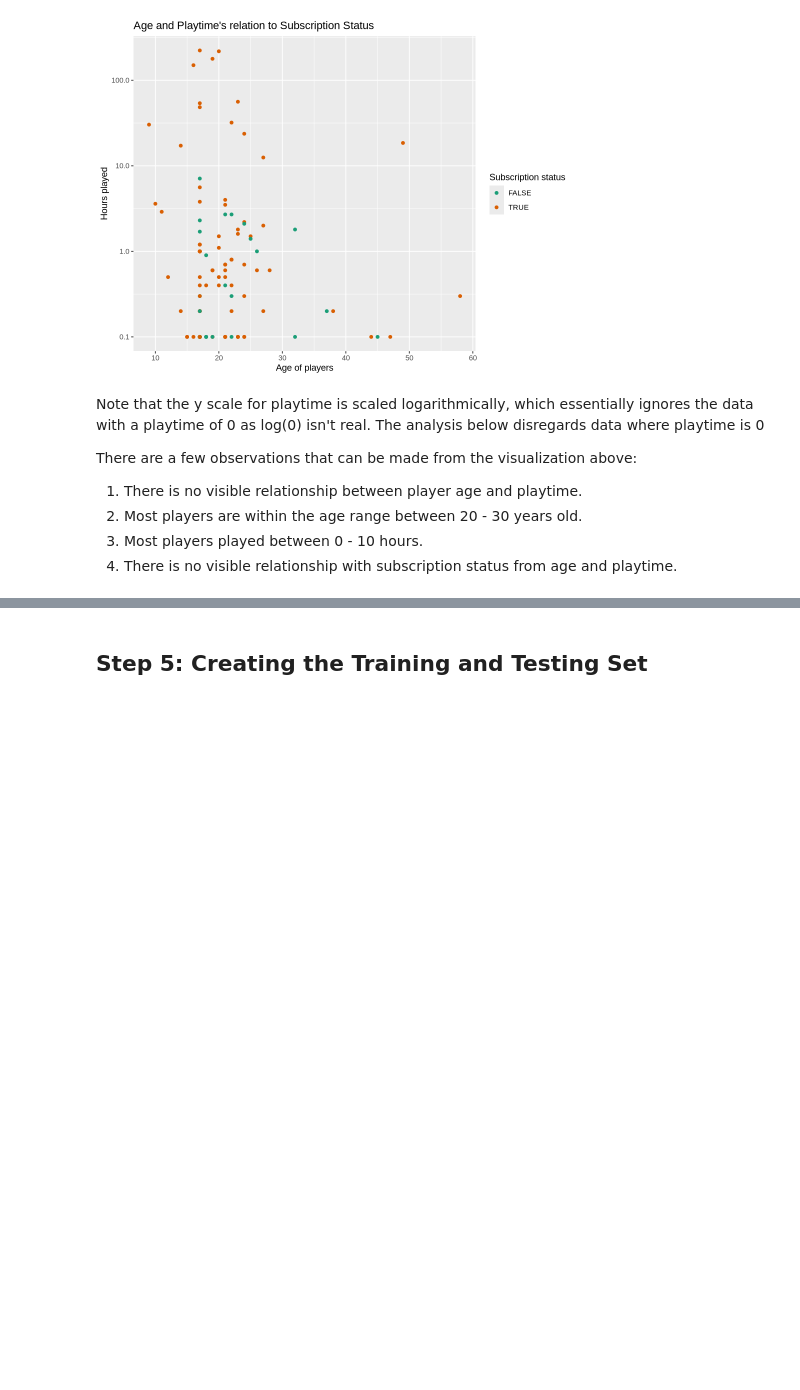
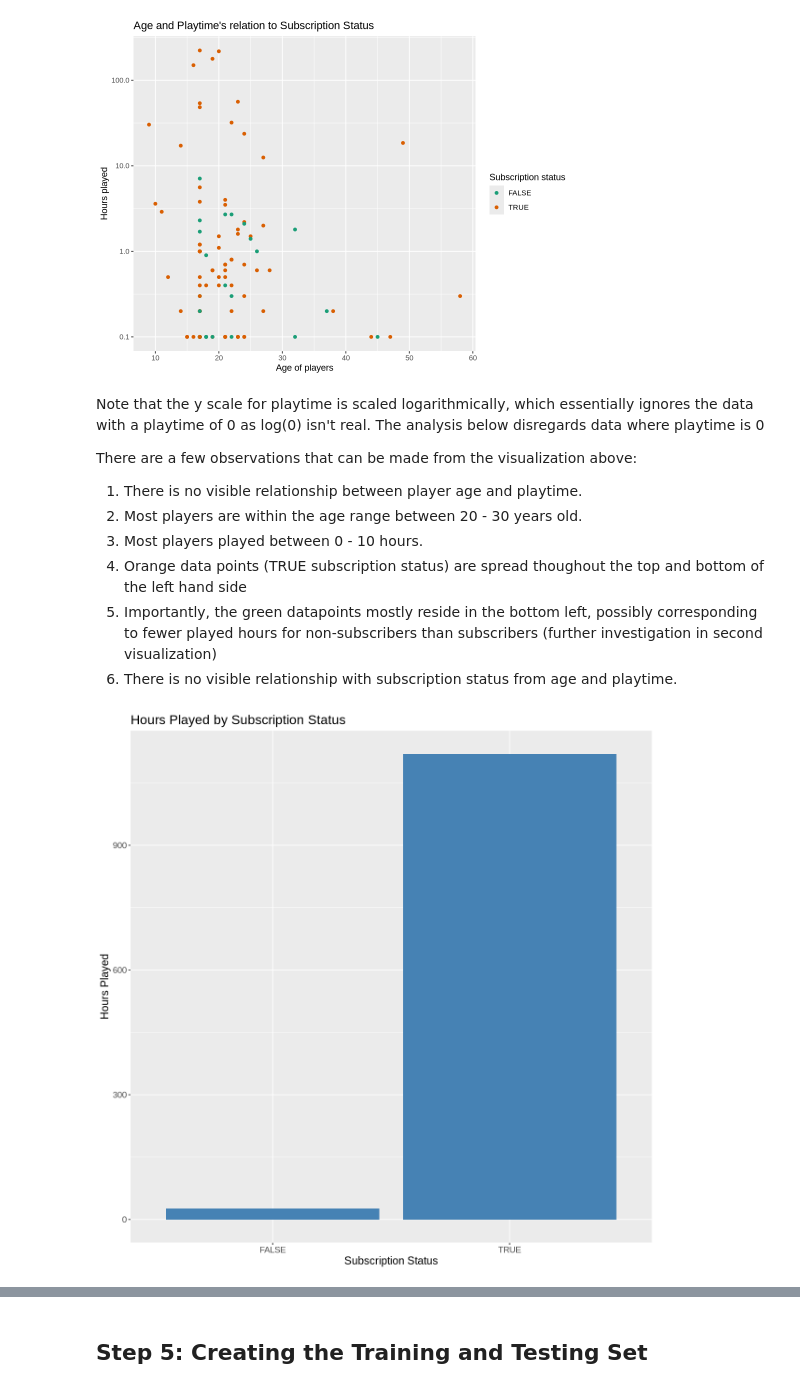
Before and after one commit to Ada-Lov3lace/project_final_2, a Jupyter notebook: dtsc_project_final.ipynb, the cells around one changed output, grey strips where cells are left out. Drawn from its saved outputs; the diff is of its cells as text; code cells hidden in the pictures; blank space fills up the shorter version.

Commit message:
added an additional visualization and observations to 1st visualization

```diff
--- a/dtsc_project_final.ipynb
+++ b/dtsc_project_final.ipynb
@@ -165,4 +165,19 @@ There are a few observations that can be made from the visualization above:
 1. There is no visible relationship between player age and playtime.
 2. Most players are within the age range between 20 - 30 years old.
 3. Most players played between 0 - 10 hours.
-4. There is no visible relationship with subscription status from age and playtime.
+4. Orange data points (TRUE subscription status) are spread thoughout the top and bottom of the left hand side
+5. Importantly, the green datapoints mostly reside in the bottom left, possibly corresponding to fewer played hours for non-subscribers than subscribers (further investigation in second visualization)
+6. There is no visible relationship with subscription status from age and playtime.
+# %%
+# creating 2nd visualization
+options(repr.plot.width = 10, repr.plot.height = 10)
+subscription_played_hrs <- players_clean |>
+                           ggplot(aes(x = subscribe, y = played_hours)) +
+                            geom_bar(stat = "identity", fill = "steelblue") +
+                            labs(x = "Subscription Status", y = "Hours Played",
+                                 title = "Hours Played by Subscription Status") +
+                            theme(text = element_text(size = 14))
+
+subscription_played_hrs
+# %% [output]
+[figure, added]
```
Also changed, not shown: parts of 2 cells of this notebook.
